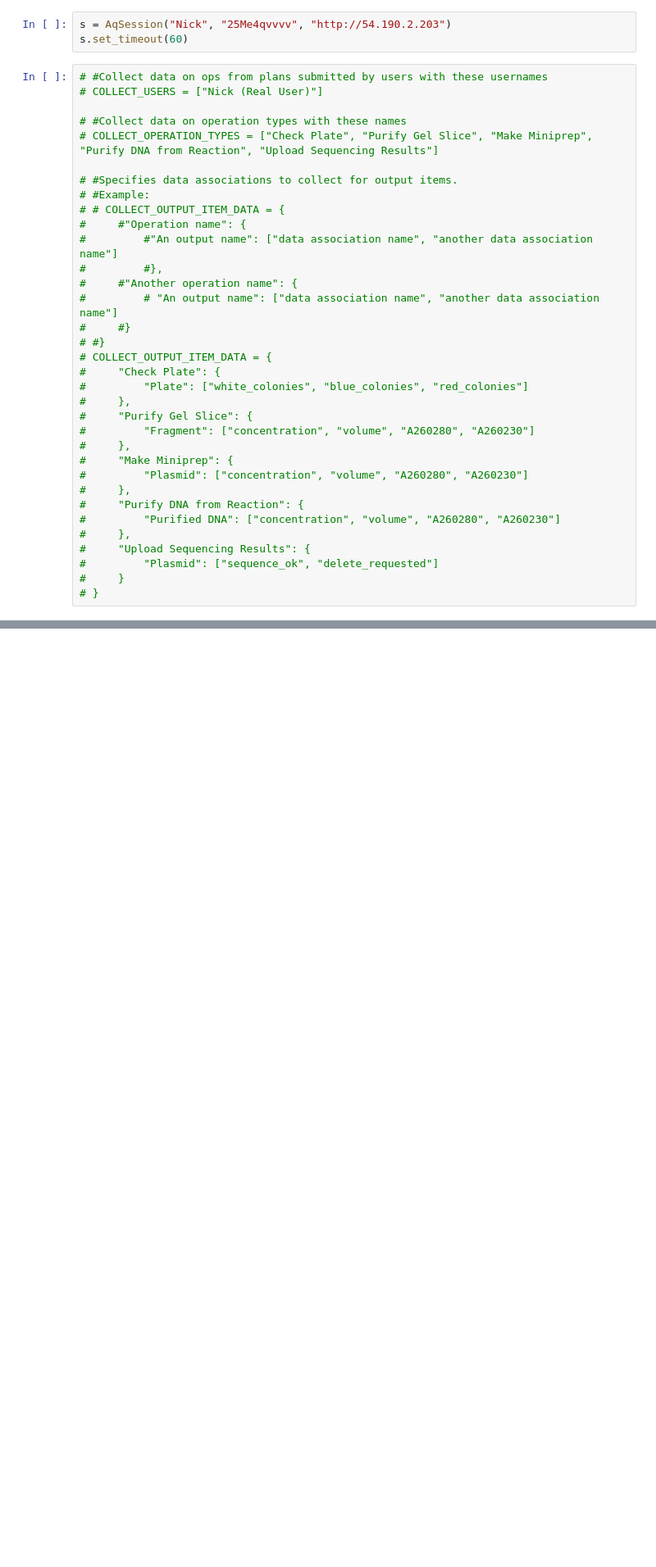
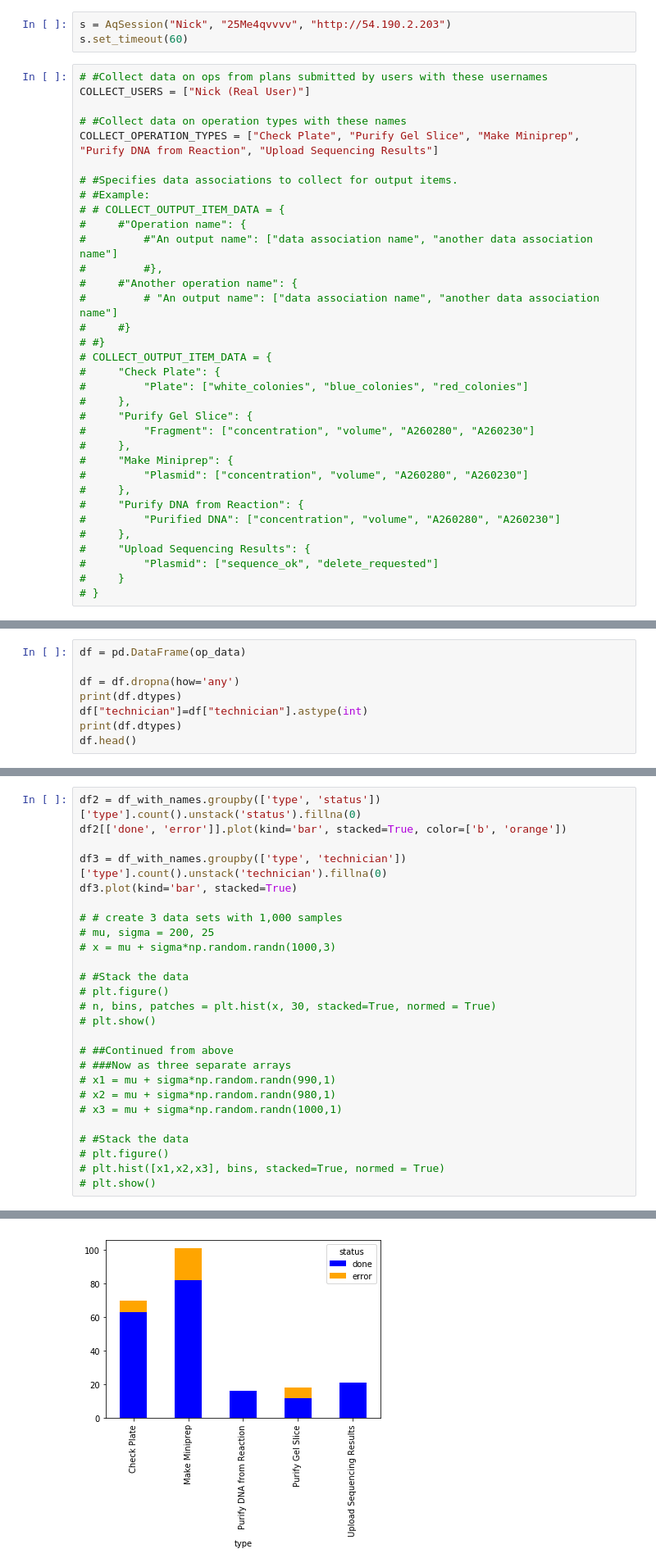
Before and after one commit to emernic/DLN-data-collector, a Jupyter notebook: Data-collection.ipynb, the cells around one changed output, grey strips where cells are left out. Shown: that part at 82% size. Drawn from its saved outputs; the diff is of its cells as text; blank space fills up the shorter version.

Commit message:
Initial working code for pulling and plotting some data on operation completion rate and technicians using trident, pandas, and matplotlib

```diff
--- a/Data-collection.ipynb
+++ b/Data-collection.ipynb
@@ -23,10 +24,10 @@ s = AqSession("Nick", "25Me4qvvvv", "http://54.190.2.203")
 s.set_timeout(60)
 # %%
 # #Collect data on ops from plans submitted by users with these usernames
-# COLLECT_USERS = ["Nick (Real User)"]
+COLLECT_USERS = ["Nick (Real User)"]
 
 # #Collect data on operation types with these names
-# COLLECT_OPERATION_TYPES = ["Check Plate", "Purify Gel Slice", "Make Miniprep", "Purify DNA from Reaction", "Upload Sequencing Results"]
+COLLECT_OPERATION_TYPES = ["Check Plate", "Purify Gel Slice", "Make Miniprep", "Purify DNA from Reaction", "Upload Sequencing Results"]
 
 # #Specifies data associations to collect for output items.
 # #Example:
@@ -118,0 +154,8 @@ AttributeError: 'str' object has no attribute 'astype'
+# %%
+df = pd.DataFrame(op_data)
+
+df = df.dropna(how='any')
+print(df.dtypes)
+df["technician"]=df["technician"].astype(int)
+print(df.dtypes)
+df.head()
@@ -118,0 +225,27 @@ AttributeError: 'str' object has no attribute 'astype'
+# %%
+df2 = df_with_names.groupby(['type', 'status'])['type'].count().unstack('status').fillna(0)
+df2[['done', 'error']].plot(kind='bar', stacked=True, color=['b', 'orange'])
+
+df3 = df_with_names.groupby(['type', 'technician'])['type'].count().unstack('technician').fillna(0)
+df3.plot(kind='bar', stacked=True)
+
+# # create 3 data sets with 1,000 samples
+# mu, sigma = 200, 25
+# x = mu + sigma*np.random.randn(1000,3)
+
+# #Stack the data
+# plt.figure()
+# n, bins, patches = plt.hist(x, 30, stacked=True, normed = True)
+# plt.show()
+
+# ##Continued from above
+# ###Now as three separate arrays
+# x1 = mu + sigma*np.random.randn(990,1)
+# x2 = mu + sigma*np.random.randn(980,1)
+# x3 = mu + sigma*np.random.randn(1000,1)
+
+# #Stack the data
+# plt.figure()
+# plt.hist([x1,x2,x3], bins, stacked=True, normed = True)
+# plt.show()
+# %% [output]
@@ -118,0 +253 @@ AttributeError: 'str' object has no attribute 'astype'
+[figure, added]
```
Also changed, not shown: parts of 7 cells of this notebook.
